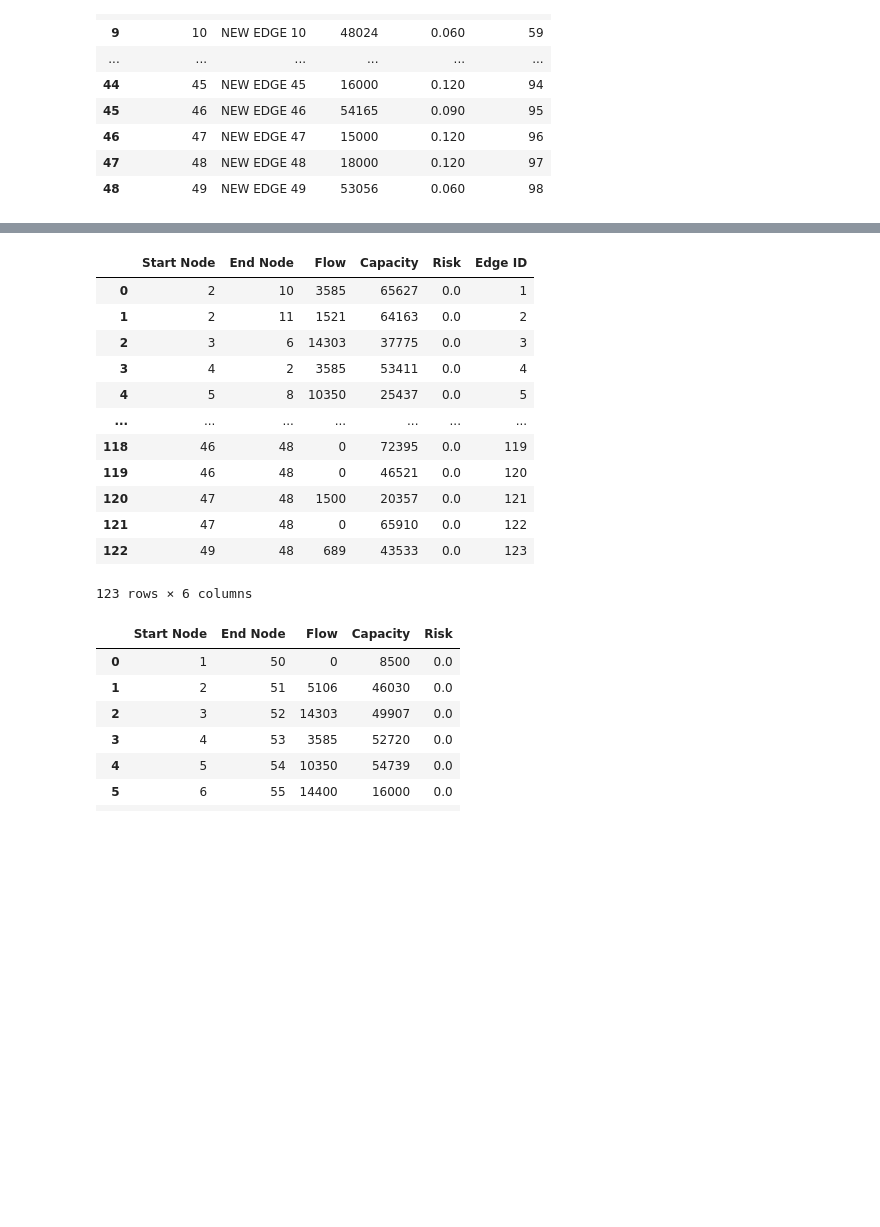
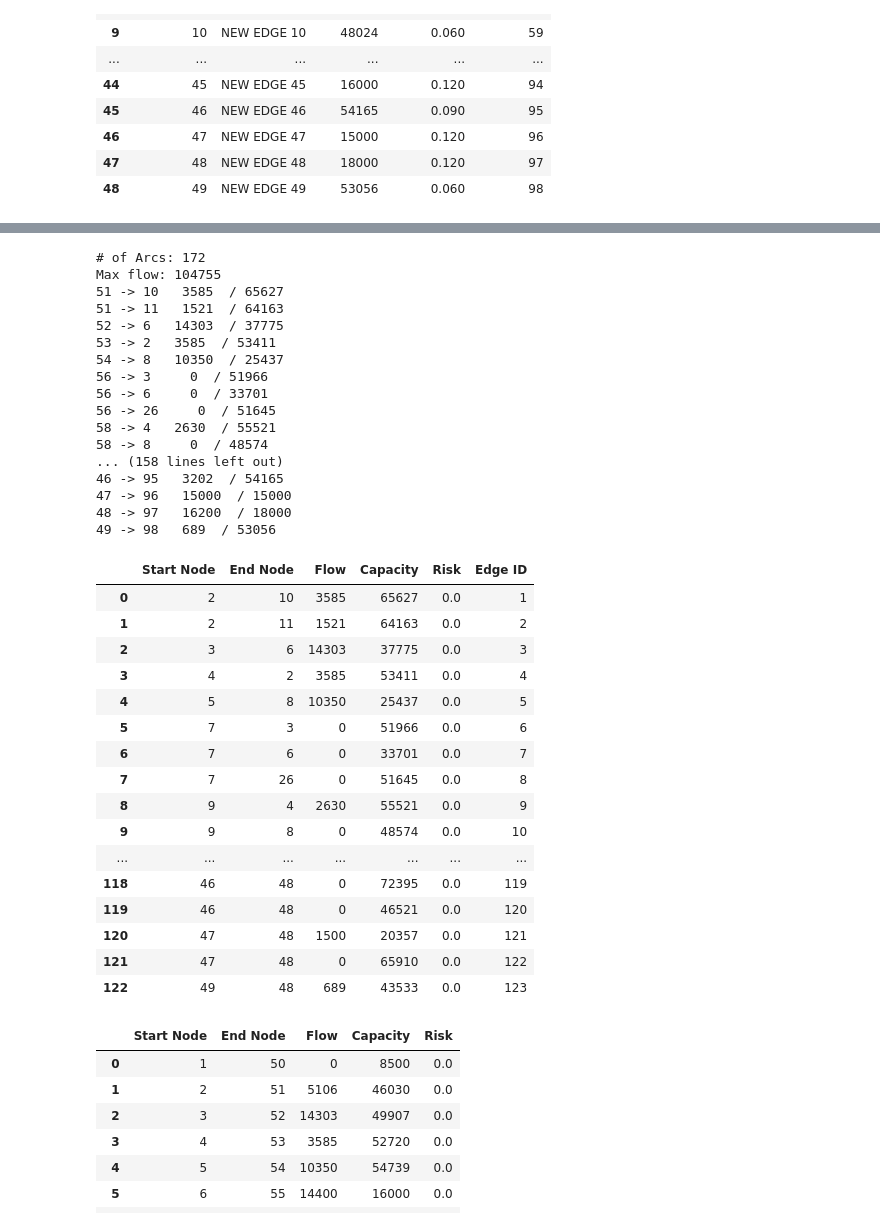
Before and after one commit to SAFIEN-OE/supply_chain_techsquad, a Jupyter notebook: Supply Chain Model.ipynb, the cells around one changed output, grey strips where cells are left out. Saved outputs shown, nothing was run; the diff lists cells and outputs as text; code cells hidden in the pictures; blank space fills up the shorter version.

```diff
--- a/Supply Chain Model.ipynb
+++ b/Supply Chain Model.ipynb
@@ -8,6 +8,9 @@ import random
 from ortools.graph import pywrapgraph
 import xlsxwriter
 import xlwt
+
+pd.set_option('display.max_colwidth', None)
+pd.set_option('display.max_rows', None)
 # %%
 # Get directory location
 
@@ -17,11 +20,11 @@ os.getcwd()
 # %%
 #Import each sheet in the 'IN_Supply_Chain_Model.xlsx' file as its own dataframe
 
-df_nodes = pd.read_excel('IN_Supply_Chain_Model.xlsx', sheet_name = 'Nodes', engine='openpyxl')
-df_edges = pd.read_excel('IN_Supply_Chain_Model.xlsx', sheet_name = 'Edges', engine='openpyxl')
-df_risks_location = pd.read_excel('IN_Supply_Chain_Model.xlsx', sheet_name = 'Risks - Location', engine='openpyxl')
-df_risks_type = pd.read_excel('IN_Supply_Chain_Model.xlsx', sheet_name = 'Risks - Type', engine='openpyxl')
-df_risks_list = pd.read_excel('IN_Supply_Chain_Model.xlsx', sheet_name = 'Risks - List', engine='openpyxl')
+df_nodes = pd.read_excel('IN_Supply_Chain_Model original.xlsx', sheet_name = 'Nodes', engine='openpyxl')
+df_edges = pd.read_excel('IN_Supply_Chain_Model original.xlsx', sheet_name = 'Edges', engine='openpyxl')
+df_risks_location = pd.read_excel('IN_Supply_Chain_Model original.xlsx', sheet_name = 'Risks - Location', engine='openpyxl')
+df_risks_type = pd.read_excel('IN_Supply_Chain_Model original.xlsx', sheet_name = 'Risks - Type', engine='openpyxl')
+df_risks_list = pd.read_excel('IN_Supply_Chain_Model original.xlsx', sheet_name = 'Risks - List', engine='openpyxl')
 # %%
 # Make copies of each df for use in excel export later in code
 
@@ -778,46 +847,72 @@ risk_output_v2 = []
 
 # Find the minimum cost flow
 if flow.SolveMaxFlowWithMinCost():
+    print('# of Arcs:', flow.NumArcs())
+    print('Max flow:', flow.MaximumFlow())
     for i in range(flow.NumArcs()):
+        print('%1s -> %1s   %3s  / %3s' %
+          (flow.Tail(i), flow.Head(i), flow.Flow(i),
+           flow.Capacity(i)))
         remaining_capacity.append(capacity[i] - flow.Flow(i))
         if start_nodes[i] > nodes_len:
             start_node_output.append(flow.Tail(i))
             end_node_output.append(flow.Head(i))
             flow_output.append(flow.Flow(i))
             capacity_output.append(flow.Capacity(i))
             risk_calc = (flow.UnitCost(i)/1000)
             risk_output.append(risk_calc)
         else:
             start_node_output_v2.append(flow.Tail(i))
             end_node_output_v2.append(flow.Head(i))
             flow_output_v2.append(flow.Flow(i))
             capacity_output_v2.append(flow.Capacity(i))
             risk_calc = (flow.UnitCost(i)/1000)
             risk_output_v2.append(risk_calc)
 
     total_flow_output_baseline_part1 = sum(flow_output) + sum(flow_output_v2)
     accum_risk_baseline_part1 = float(flow.OptimalCost()) / 1000
 
 # Create df_baseline_part1 that includes flow along "true" edges (black edges part 2)
 df_baseline_part1 = (pd.DataFrame(zip(start_node_output, end_node_output, flow_output, capacity_output, risk_output),
                              columns = ['Start Node', 'End Node', 'Flow', 'Capacity', 'Risk']))
 df_baseline_part1['Start Node'] = df_baseline_part1['Start Node'] - nodes_len
 df_baseline_part1['Edge ID'] = df_baseline_part1.index + 1
 df_baseline_part1
 # %% [output]
+# of Arcs: 172
+Max flow: 104755
+51 -> 10   3585  / 65627
+51 -> 11   1521  / 64163
+52 -> 6   14303  / 37775
+53 -> 2   3585  / 53411
+54 -> 8   10350  / 25437
+56 -> 3     0  / 51966
+56 -> 6     0  / 33701
+56 -> 26     0  / 51645
+58 -> 4   2630  / 55521
+58 -> 8     0  / 48574
+... (158 lines left out)
+46 -> 95   3202  / 54165
+47 -> 96   15000  / 15000
+48 -> 97   16200  / 18000
+49 -> 98   689  / 53056
 |  | Start Node | End Node | Flow | Capacity | Risk | Edge ID |
 | 0 | 2 | 10 | 3585 | 65627 | 0.0 | 1 |
 | 1 | 2 | 11 | 1521 | 64163 | 0.0 | 2 |
 | 2 | 3 | 6 | 14303 | 37775 | 0.0 | 3 |
 | 3 | 4 | 2 | 3585 | 53411 | 0.0 | 4 |
 | 4 | 5 | 8 | 10350 | 25437 | 0.0 | 5 |
+| 5 | 7 | 3 | 0 | 51966 | 0.0 | 6 |
+| 6 | 7 | 6 | 0 | 33701 | 0.0 | 7 |
+| 7 | 7 | 26 | 0 | 51645 | 0.0 | 8 |
+| 8 | 9 | 4 | 2630 | 55521 | 0.0 | 9 |
+| 9 | 9 | 8 | 0 | 48574 | 0.0 | 10 |
 | ... | ... | ... | ... | ... | ... | ... |
 | 118 | 46 | 48 | 0 | 72395 | 0.0 | 119 |
 | 119 | 46 | 48 | 0 | 46521 | 0.0 | 120 |
 | 120 | 47 | 48 | 1500 | 20357 | 0.0 | 121 |
 | 121 | 47 | 48 | 0 | 65910 | 0.0 | 122 |
 | 122 | 49 | 48 | 689 | 43533 | 0.0 | 123 |
-123 rows × 6 columns
 # %%
 # Create df_baseline_part1_v2 that includes flow along "fake" edges (blue edges part 1)
 
```
Also changed, not shown: parts of 24 cells of this notebook, 3 other files.
